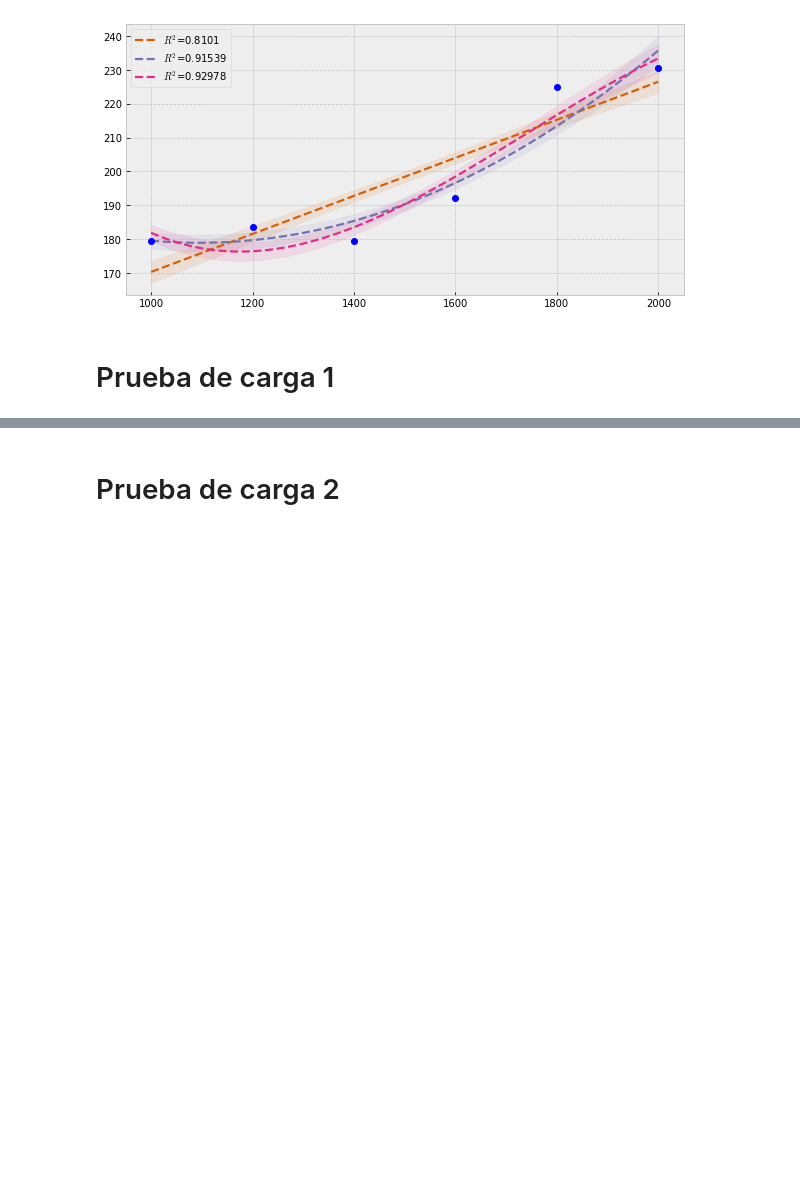
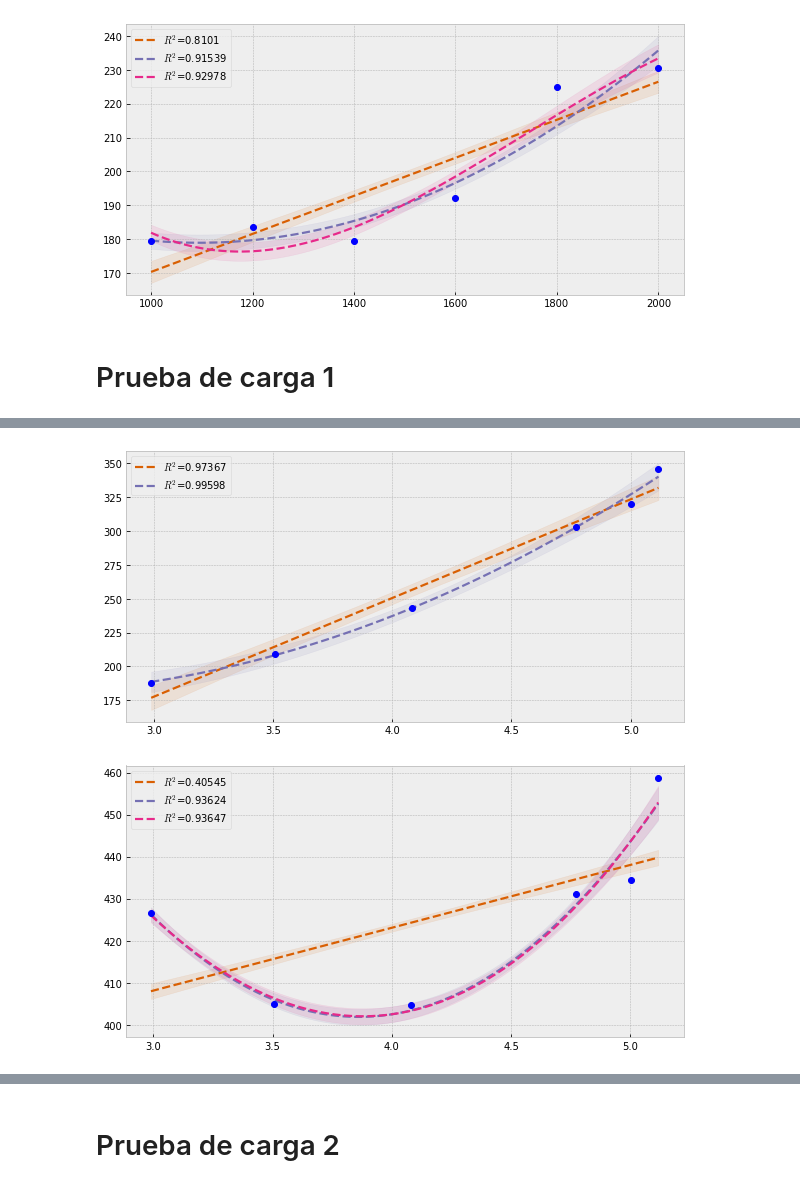
Before and after one commit to HeNeos/Reports-FIM-UNI, a Jupyter notebook: MN136-Motores de Combustion Interna/Laboratorio 4/MCI_LAB4.ipynb, the cells around one changed output, grey strips where cells are left out. Cells and saved outputs as stored; diff of their text form; code cells hidden in the pictures; blank space fills up the shorter version.

```diff
--- a/MN136-Motores de Combustion Interna/Laboratorio 4/MCI_LAB4.ipynb
+++ b/MN136-Motores de Combustion Interna/Laboratorio 4/MCI_LAB4.ipynb
@@ -197,0 +240,8 @@ df_carga1
+# %%
+fig, ax = plt.subplots(1,1,figsize=(10,5))
+test_plot([1,2], Ne, gi, fig, ax, cm.Dark2, True, False)
+fig, ax = plt.subplots(1,1,figsize=(10,5))
+test_plot([1,2,3], Ne, ge, fig, ax, cm.Dark2, True, False)
+# %% [output]
+[figure, added]
+[figure, added]
```
Also changed, not shown: parts of 11 cells of this notebook.
